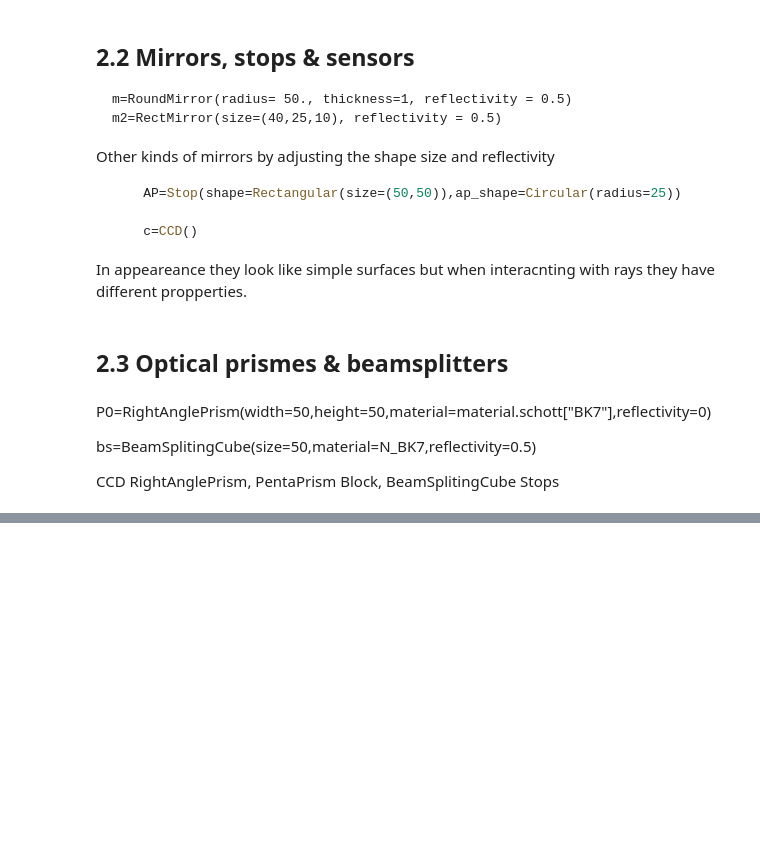
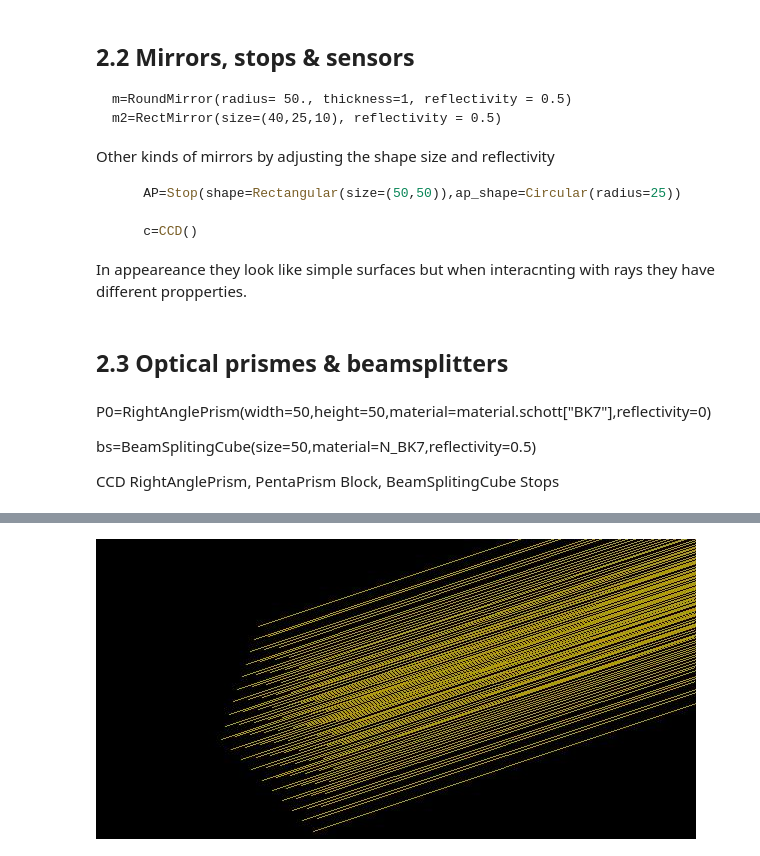
Before and after one commit to cihologramas/pyoptools, a Jupyter notebook: Tutorial.0.ipynb, the cells around one changed output, grey strips where cells are left out. Cells and saved outputs as stored; diff of their text form; code cells hidden in the pictures; blank space fills up the shorter version.

```diff
--- a/Tutorial.0.ipynb
+++ b/Tutorial.0.ipynb
@@ -220,0 +314,12 @@ Plot3D(m2,center=(0,0,0),size=(150,150),rot=[(pi/6,0,0)],scale=2)
+# %%
+#Example:  visualization of a default parallel beam
+
+S=System()
+R=parallel_beam_c()
+
+S.ray_add(R)
+S.propagate()
+
+Plot3D(S,center=(0.3,-0.4,0.6),size=(4,2),scale=150,rot=[(pi/4,pi/6,pi/4)])
+# %% [output]
+[figure, added]
```
Also changed, not shown: parts of 11 cells of this notebook.
